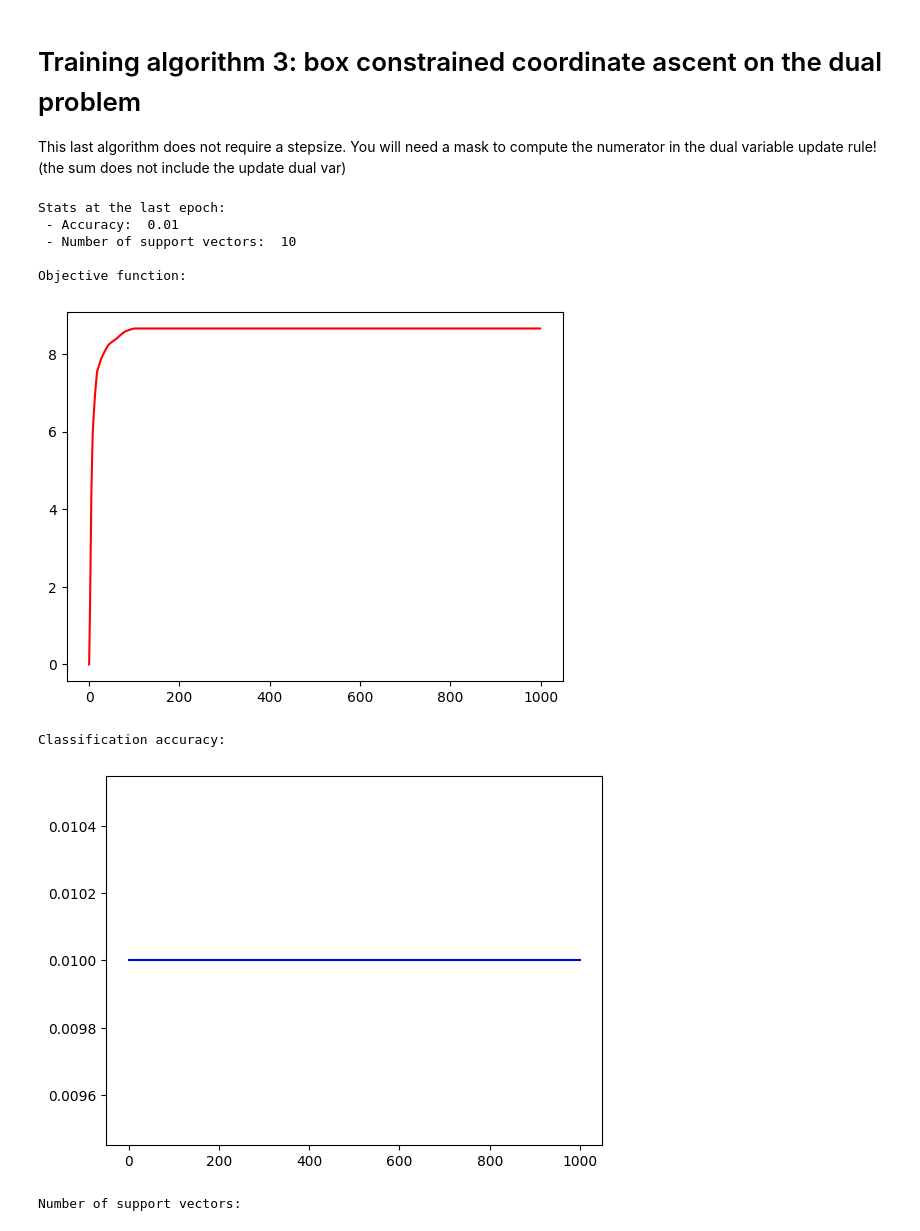
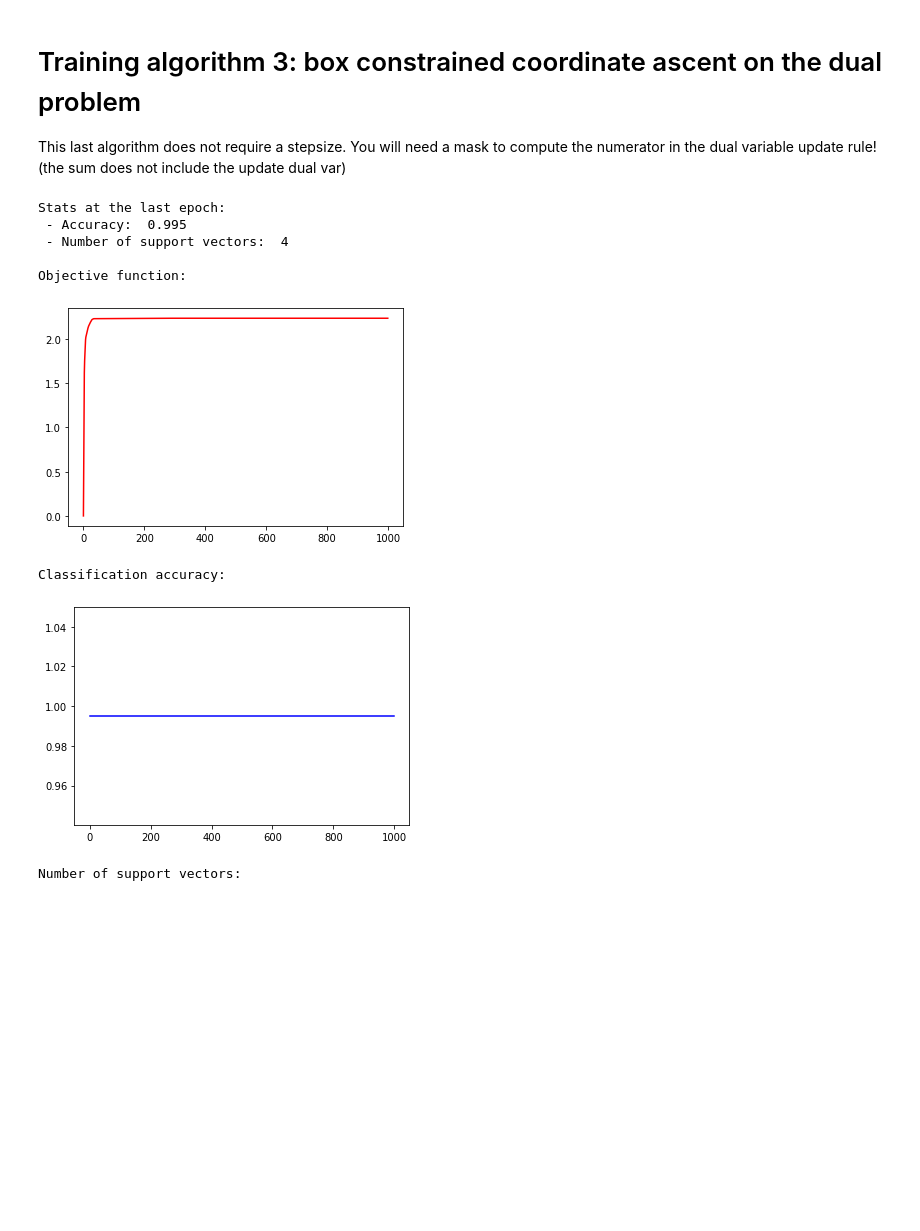
Before and after one commit to Maxime-Jauroyon/Univ-SVM-algo, a Jupyter notebook: Lab_Assignment.ipynb, the cells around one changed output. Cells and saved outputs as stored; diff of their text form; code cells hidden in the pictures; blank space fills up the shorter version.

```diff
--- a/Lab_Assignment.ipynb
+++ b/Lab_Assignment.ipynb
@@ -543,7 +543,7 @@ This last algorithm does not require a stepsize.
 You will need a mask to compute the numerator in the dual variable update rule! (the sum does not include the update dual var)
 # %%
 # hyperparameters: you can play with them!
-regularization_weight = -1 # keep it negative
+regularization_weight = 1 # keep it negative
 n_epochs = 1000 # 100 would be enough here
 
 # initialize dual variables
@@ -553,11 +553,10 @@ objective_per_epoch = list()
 accuracy_per_epoch = list()
 support_vectors = list()
 
-Q = -Y_gold @ X @ X.T @ Y_gold
-regularization_weights = np.array([regularization_weight]*X.shape[0])
+Q = Y_gold @ X @ X.T @ Y_gold
 for _ in range(n_epochs):
     # compute objective
-    obj = 1/2 * dual_vars.T @ Q @ dual_vars + regularization_weights.T @ dual_vars
+    obj = - dual_vars.sum()-0.5/regularization_weight * dual_vars.T @ Q @ dual_vars
     objective_per_epoch.append(obj)
 
     # for each coordinate
@@ -573,36 +572,36 @@ for _ in range(n_epochs):
     # compute accuracy
     a = dual_vars_to_primal_vars(dual_vars, X, Y_gold, regularization_weight)
     accuracy_per_epoch.append(accuracy(y_gold, predict(a, X)))
 
     # compute the number of support vectors,
     # i.e. the number of dual vars != 0
     support_vectors.append(((dual_vars ** 2) > 1e-7).sum())
 
 
 print("Stats at the last epoch:")
 print(" - Accuracy: ", accuracy_per_epoch[-1])
 print(" - Number of support vectors: ", support_vectors[-1])
 print()
 
 print("Objective function:")
 plt.plot(objective_per_epoch, color="red")
 plt.show()
 
 
 print("Classification accuracy:")
 plt.plot(accuracy_per_epoch, color="blue")
 plt.show()
 
 print("Number of support vectors:")
 plt.plot(support_vectors, color="green")
 plt.show()
 # %% [output]
 Stats at the last epoch:
- - Accuracy:  0.01
- - Number of support vectors:  10
+ - Accuracy:  0.995
+ - Number of support vectors:  4
 
 Objective function:
-[figure, old version]
+[figure, new version]
 Classification accuracy:
-[figure, old version]
+[figure, new version]
 Number of support vectors:
```
Also changed, not shown: parts of 9 cells of this notebook.
